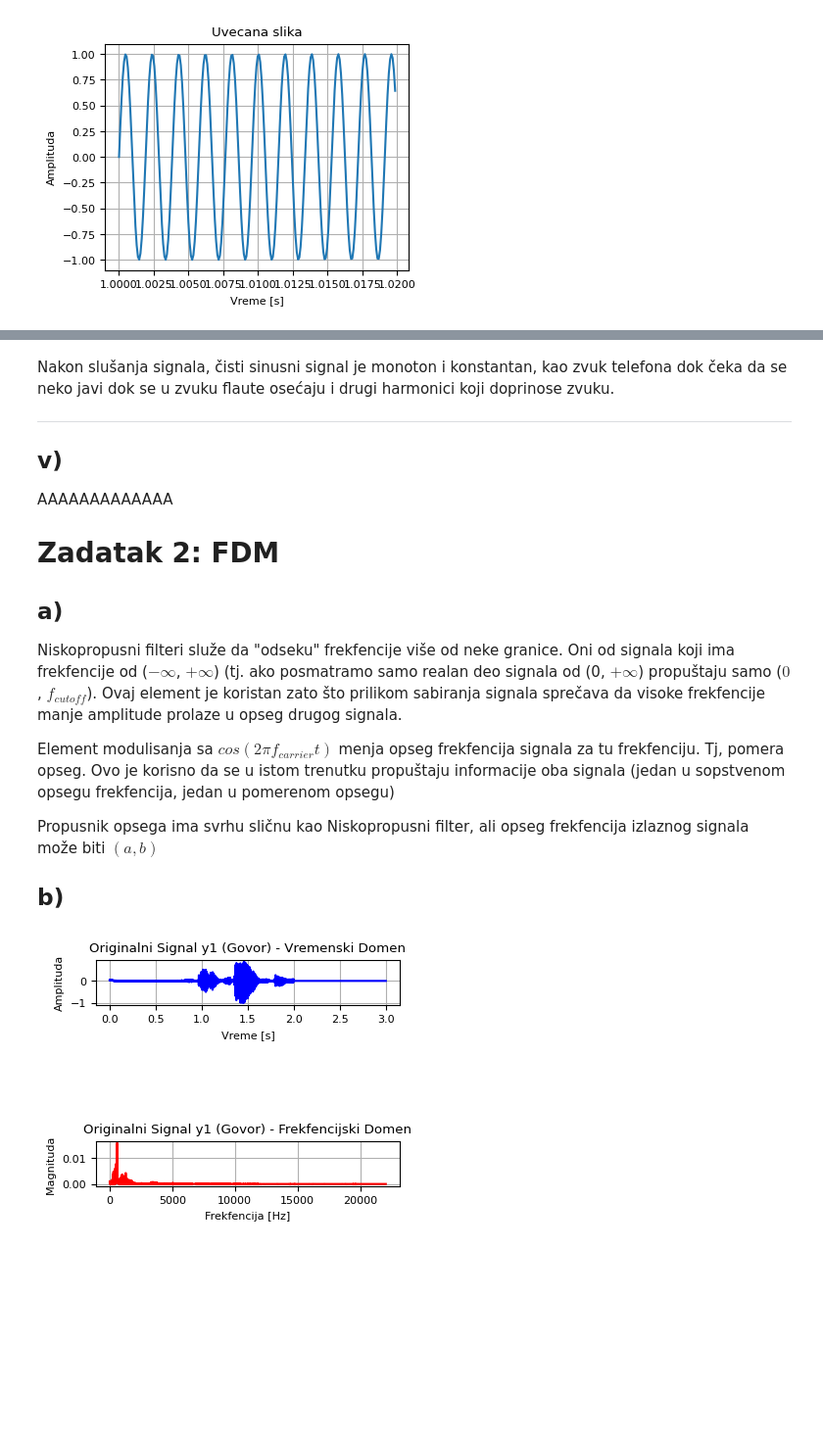
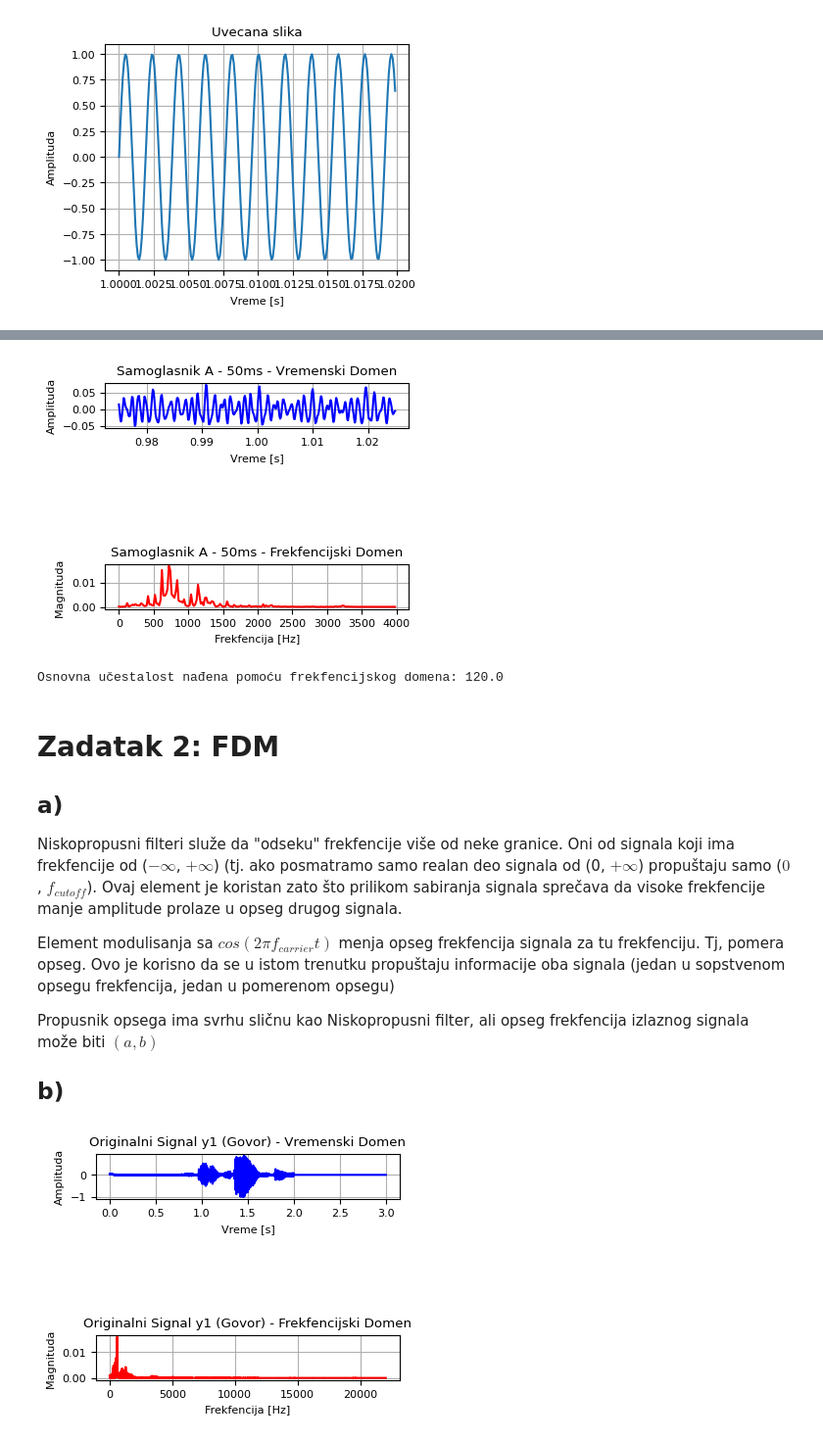
Before and after one commit to JankoVukobratovic/DZ2_Signali, a Jupyter notebook: Izvestaj.ipynb, the cells around one changed output, grey strips where cells are left out. Shown at 98% size. Drawn from its saved outputs; the diff is of its cells as text; code cells hidden in the pictures; blank space fills up the shorter version.

```diff
--- a/Izvestaj.ipynb
+++ b/Izvestaj.ipynb
@@ -55,10 +61,9 @@ mf.zadatak_1_b();
+# %%
+mf.zadatak_1_v()
+# %% [output]
+[figure, added]
+Osnovna učestalost nađena pomoću frekfencijskog domena: 120.0
 # %% [markdown]
-Nakon slušanja signala, čisti sinusni signal je monoton i konstantan,
-kao zvuk telefona dok čeka da se neko javi dok se u zvuku flaute osećaju i drugi
-harmonici koji doprinose zvuku.
-***
-## v)
-AAAAAAAAAAAAA
 
 # Zadatak 2: FDM
 ## a)
```
Also changed, not shown: parts of 2 cells of this notebook, 3 other files.
